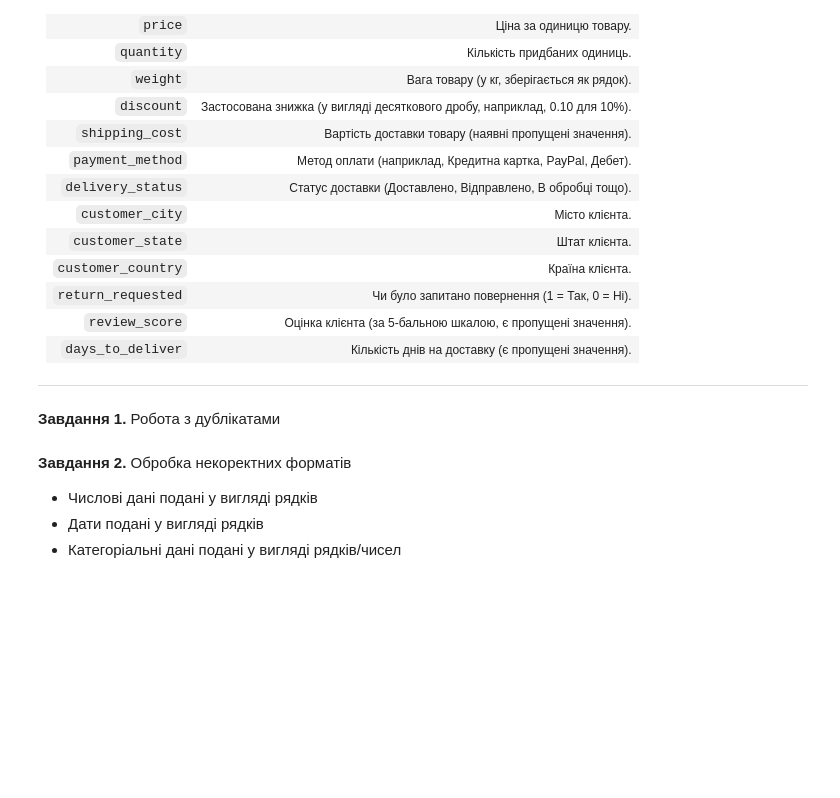
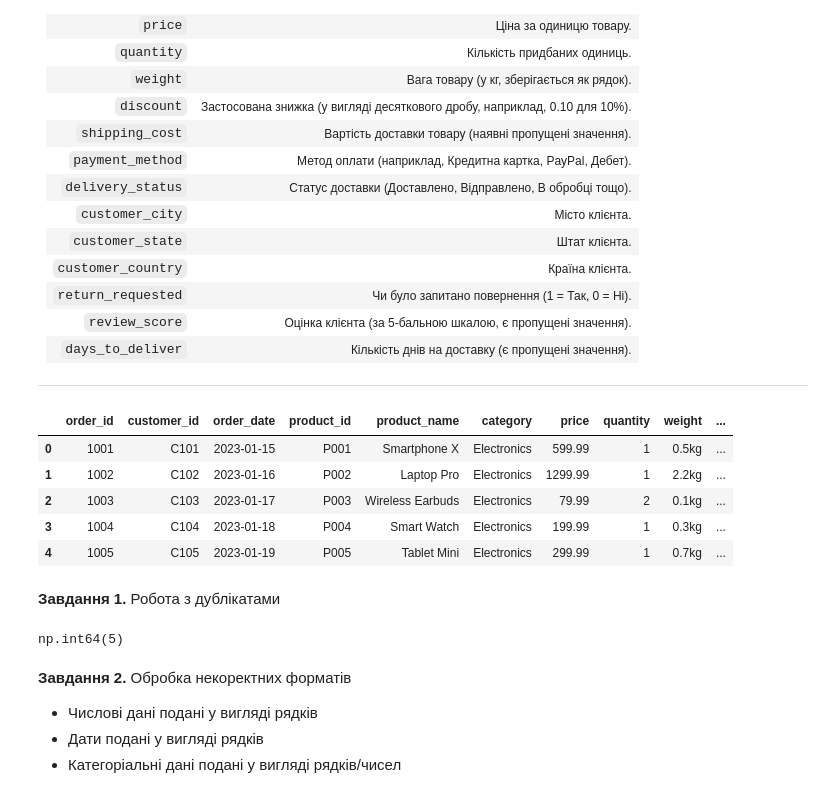
Before and after one commit to cpython-projects/python_da_06_11_25, a Jupyter notebook: lesson_13_hw.ipynb, the cells around one changed output. Cells and saved outputs as stored; diff of their text form; code cells hidden in the pictures; blank space fills up the shorter version.

```diff
--- a/lesson_13_hw.ipynb
+++ b/lesson_13_hw.ipynb
@@ -31,2 +33,16 @@
+# %%
+df = pd.read_csv('https://raw.githubusercontent.com/cpython-projects/python_da_06_11_25/refs/heads/main/ecommerce_data.csv')
+df.head()
+# %% [output]
+|  | order_id | customer_id | order_date | product_id | product_name | category | price | quantity | weight | ... |
+| 0 | 1001 | C101 | 2023-01-15 | P001 | Smartphone X | Electronics | 599.99 | 1 | 0.5kg | ... |
+| 1 | 1002 | C102 | 2023-01-16 | P002 | Laptop Pro | Electronics | 1299.99 | 1 | 2.2kg | ... |
+| 2 | 1003 | C103 | 2023-01-17 | P003 | Wireless Earbuds | Electronics | 79.99 | 2 | 0.1kg | ... |
+| 3 | 1004 | C104 | 2023-01-18 | P004 | Smart Watch | Electronics | 199.99 | 1 | 0.3kg | ... |
+| 4 | 1005 | C105 | 2023-01-19 | P005 | Tablet Mini | Electronics | 299.99 | 1 | 0.7kg | ... |
 # %% [markdown]
 **Завдання 1.** Робота з дублікатами
+# %%
+df.duplicated().sum()
+# %% [output]
+np.int64(5)
```
Also changed, not shown: parts of 28 cells of this notebook.
